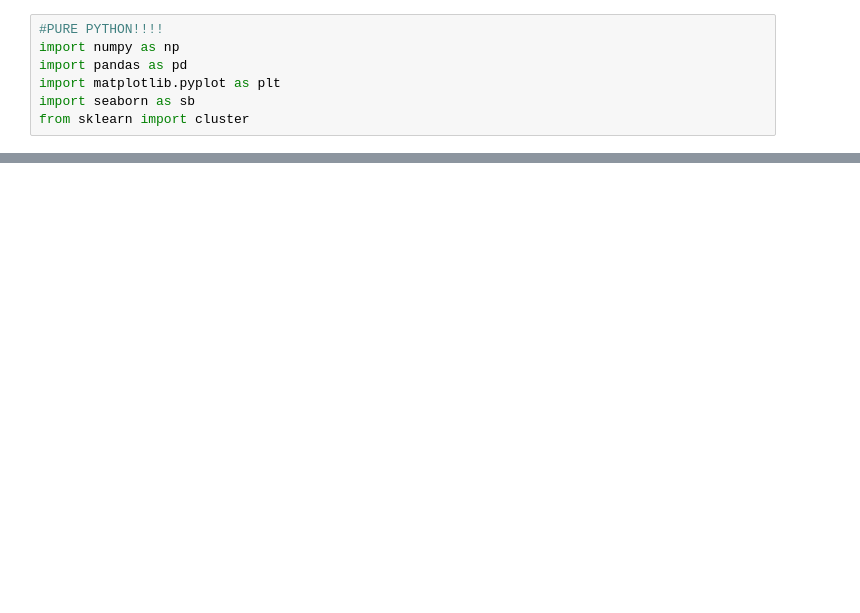
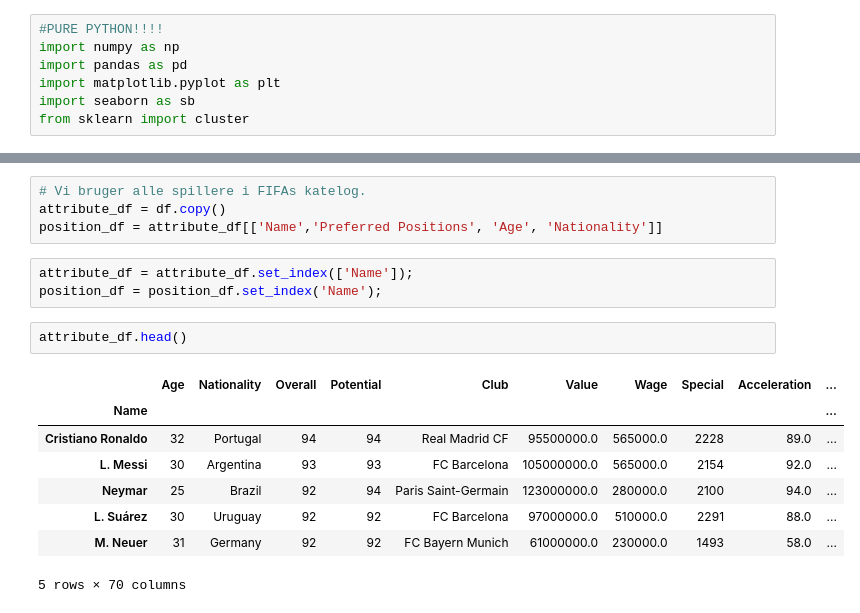
Before and after one commit to mssalvador/Fifa2018, a Jupyter notebook: Teknisk Tirsdag Tutorial (Un-Supervised).ipynb, the cells around one changed output, grey strips where cells are left out. Drawn from its saved outputs; the diff is of its cells as text; blank space fills up the shorter version.

```diff
--- a/Teknisk Tirsdag Tutorial (Un-Supervised).ipynb
+++ b/Teknisk Tirsdag Tutorial (Un-Supervised).ipynb
@@ -139,0 +113,18 @@ attribute_df
+# %%
+# Vi bruger alle spillere i FIFAs katelog.
+attribute_df = df.copy()
+position_df = attribute_df[['Name','Preferred Positions', 'Age', 'Nationality']]
+# %%
+attribute_df = attribute_df.set_index(['Name']);
+position_df = position_df.set_index('Name');
+# %%
+attribute_df.head()
+# %% [output]
+|  | Age | Nationality | Overall | Potential | Club | Value | Wage | Special | Acceleration | ... |
+| Name |  |  |  |  |  |  |  |  |  | ... |
+| Cristiano Ronaldo | 32 | Portugal | 94 | 94 | Real Madrid CF | 95500000.0 | 565000.0 | 2228 | 89.0 | ... |
+| L. Messi | 30 | Argentina | 93 | 93 | FC Barcelona | 105000000.0 | 565000.0 | 2154 | 92.0 | ... |
+| Neymar | 25 | Brazil | 92 | 94 | Paris Saint-Germain | 123000000.0 | 280000.0 | 2100 | 94.0 | ... |
+| L. Suárez | 30 | Uruguay | 92 | 92 | FC Barcelona | 97000000.0 | 510000.0 | 2291 | 88.0 | ... |
+| M. Neuer | 31 | Germany | 92 | 92 | FC Bayern Munich | 61000000.0 | 230000.0 | 1493 | 58.0 | ... |
+5 rows × 70 columns
```
Also changed, not shown: parts of 42 cells of this notebook.
